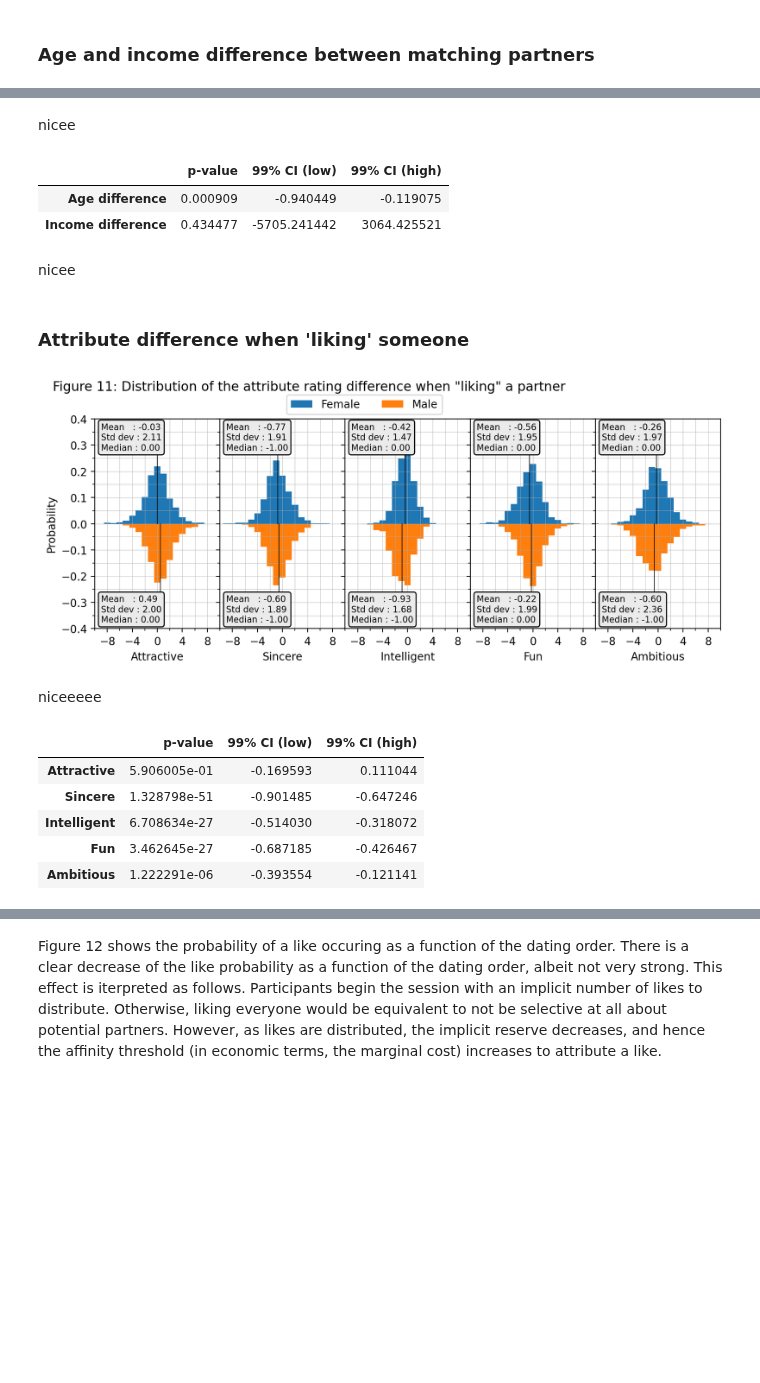
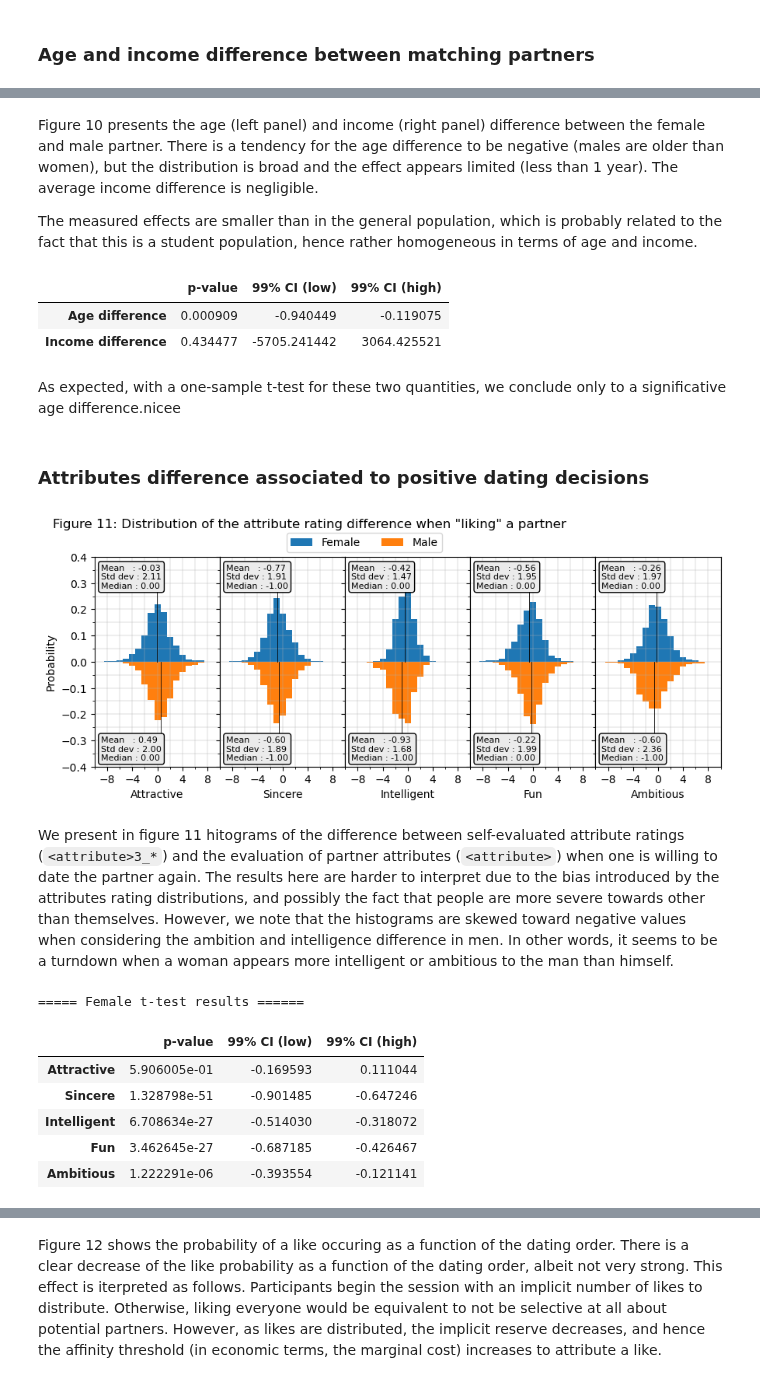
Before and after one commit to netesf13d/jedha-projects, a Jupyter notebook: 02-Speed_Dating/Speed_Dating.ipynb, the cells around one changed output, grey strips where cells are left out. Saved outputs shown, nothing was run; the diff lists cells and outputs as text; code cells hidden in the pictures; blank space fills up the shorter version.

```diff
--- a/02-Speed_Dating/Speed_Dating.ipynb
+++ b/02-Speed_Dating/Speed_Dating.ipynb
@@ -376,7 +417,7 @@ lf_diff = self_lf[2] - self_lf[0]
 lf_diff = lf_diff[~np.any(np.isnan(lf_diff), axis=1)]
 # %%
 fig4, axs4 = plt.subplots(
-    nrows=2, ncols=5, figsize=(8, 6.4), dpi=200,
+    nrows=2, ncols=5, figsize=(8, 6.4), dpi=100,
     gridspec_kw={'left': 0.08, 'right': 0.97, 'top': 0.89, 'bottom': 0.07,
                  'wspace': 0, 'hspace': 0.34})
 fig4.suptitle("Figure 4: Variation of the self-evaluated attributes over the dating session",
@@ -454,7 +497,7 @@ ev_diff = sev_attrs[sev_idx] - pev_attrs[pev_idx]
 ev_genders = sev_genders[sev_idx]
 # %%
 fig5, axs5 = plt.subplots(
-    nrows=3, ncols=5, figsize=(7.5, 8.2), dpi=200,
+    nrows=3, ncols=5, figsize=(7.5, 8.2), dpi=100,
     gridspec_kw={'left': 0.09, 'right': 0.98, 'top': 0.88, 'bottom': 0.06,
                  'wspace': 0, 'hspace': 0.28})
 fig5.suptitle("Figure 5: Differences between self-evaluated and partner-evaluated attributes",
@@ -499,9 +542,9 @@ axs5[1, 0].set_title("Peer-evaluated 'attr' ('Rate their attributes on a scale o
 for i, ax in enumerate(axs5[2]):
     evd_f = ev_diff[ev_genders==0, i]
     evd_m = ev_diff[ev_genders==1, i]
-    _, _, patch_f = ax.hist(evd_f, bins=np.linspace(-14.5, 14.5, 30),
+    _, _, patch_f = ax.hist(evd_f, bins=np.linspace(-14.5, 14.5, 59),
                             alpha=0.6)
-    _, _, patch_m = ax.hist(evd_m, bins=np.linspace(-14.5, 14.5, 30),
+    _, _, patch_m = ax.hist(evd_m, bins=np.linspace(-14.5, 14.5, 59),
                             weights=np.full_like(evd_m, -1), alpha=0.6)
     ax.plot([np.mean(evd_f)]*2, [0, 170], color='k', linewidth=0.8)
     ax.plot([np.mean(evd_m)]*2, [0, -170], color='k', linewidth=0.8)
@@ -587,7 +628,7 @@ lf_df_m.iloc[:, :6] = lf_df_m.iloc[:, :6].div(lf_df_m.iloc[:, :6].sum(axis=1), a
 lf_corr_m = lf_df_m.corr().iloc[:6, 6:].to_numpy()
 # %%
 fig6, axs6 = plt.subplots(
-    nrows=1, ncols=2, figsize=(8, 4.8), dpi=200,
+    nrows=1, ncols=2, figsize=(8, 4.8), dpi=100,
     gridspec_kw={'left': 0.09, 'right': 0.98, 'top': 0.7, 'bottom': 0.2, 'wspace': 0.24})
 cax6 = fig6.add_axes((0.25, 0.12, 0.5, 0.03))
 fig6.suptitle("Figure 6: Correlation between self-evaluated and actual attributes looked for in a partner",
@@ -671,6 +716,6 @@ array([[0.55555556, 0.18881119, 0.25      , 0.18965517,        nan,
 # %%
 fig7, ax7 = plt.subplots(
-    nrows=1, ncols=1, figsize=(4.5, 5), dpi=200,
+    nrows=1, ncols=1, figsize=(4.5, 5), dpi=100,
     gridspec_kw={'left': 0.28, 'right': 0.94, 'top': 0.77, 'bottom': 0.17})
 cax7 = fig7.add_axes((0.28, 0.1, 0.66, 0.035))
 fig7.suptitle('Figure 7: Match probability vs race', x=0.02, ha='left')
@@ -679,7 +724,7 @@ ax7.set_aspect('equal')
 cmap = plt.get_cmap('plasma').copy()
 cmap.set_bad('0.6', 1)
 heatmap = ax7.pcolormesh(race_matches[::-1], cmap=cmap, vmin=0, vmax=0.6,
-                         edgecolors='0.2')
+                         edgecolors='k', linewidth=0.4)
 ax7.tick_params(top=True, labeltop=True, bottom=False, labelbottom=False)
 ax7.set_xticks(np.linspace(0.5, 5.5, 6), list(races.values()), rotation=50)
 ax7.set_yticks(np.linspace(0.5, 5.5, 6), list(races.values())[::-1])
@@ -889,5 +938,7 @@ plt.show()
 # %% [markdown]
-nicee
+Figure 10 presents the age (left panel) and income (right panel) difference between the female and male partner. There is a tendency for the age difference to be negative (males are older than women), but the distribution is broad and the effect appears limited (less than 1 year). The average income difference is negligible.
+
+The measured effects are smaller than in the general population, which is probably related to the fact that this is a student population, hence rather homogeneous in terms of age and income.
 # %%
 ttest_res_age = ttest_1samp(age_diff, popmean=0, nan_policy='omit', alternative='two-sided')
 ttest_ci_age = ttest_res_age.confidence_interval(confidence_level=0.99)
@@ -903,9 +954,9 @@ pd.DataFrame({'p-value': [ttest_res_age.pvalue, ttest_res_income.pvalue],
 | Age difference | 0.000909 | -0.940449 | -0.119075 |
 | Income difference | 0.434477 | -5705.241442 | 3064.425521 |
 # %% [markdown]
-nicee
+As expected, with a one-sample t-test for these two quantities, we conclude only to a significative age difference.nicee
 # %% [markdown]
-### Attribute difference when 'liking' someone
+### Attributes difference associated to positive dating decisions
 # %%
 attr_data = df.loc[df['dec']==1, ['gender'] + [kw + '3_1' for kw in attr_kw[:-1]] + attr_kw[:-1]]
 attr_data = attr_data.astype(float).to_numpy()
@@ -924,39 +975,40 @@ m_attr_hist = [np.histogram(d, bins=bins)[0] for d in m_attr_diff.T]
 m_attr_mean = np.mean(m_attr_diff, axis=0, where=~np.isnan(m_attr_diff))
 # %%
 fig11, axs11 = plt.subplots(
-    nrows=1, ncols=5, figsize=(9, 3.8), dpi=200, sharex=True, sharey=True,
+    nrows=1, ncols=5, figsize=(9, 3.8), dpi=100, sharex=True, sharey=True,
     gridspec_kw={'left': 0.08, 'right': 0.975, 'top': 0.85, 'bottom': 0.14, 'wspace': 0})
 fig11.suptitle('Figure 11: Distribution of the attribute rating difference when "liking" a partner',
                x=0.02, ha='left')
 
 for i, ax in enumerate(axs11):
     bar_f = ax.bar(x, f_attr_hist[i]/np.sum(f_attr_hist[i]), width=1)
     ax.plot([f_attr_mean[i]]*2, [0, 0.3], color='k', linewidth=0.6)
     ax.text(0.05, 0.85, textstr(f_attr_diff[:, i]), transform=ax.transAxes,
             fontsize=8, bbox={'boxstyle': 'round', 'facecolor': '0.92'})
     bar_m = ax.bar(x, -m_attr_hist[i]/np.sum(m_attr_hist[i]), width=1)
     ax.plot([m_attr_mean[i]]*2, [0, -0.3], color='k', linewidth=0.6)
     ax.text(0.05, 0.03, textstr(m_attr_diff[:, i]), transform=ax.transAxes,
             fontsize=8, bbox={'boxstyle': 'round', 'facecolor': '0.92'})
 
     ax.set_xlim(-10, 10)
     ax.set_xticks(np.arange(-8, 10, 4))
     ax.set_xticks(np.arange(-10, 12, 4), minor=True)
     ax.set_ylim(-0.4, 0.4)
     ax.set_yticks(np.linspace(-0.35, 0.35, 8), minor=True)
     ax.grid(visible=True, which='both', linewidth=0.3)
     ax.set_xlabel(attributes[i])
 
 axs11[0].set_ylabel('Probability')
 fig11.legend(handles=[bar_f, bar_m], labels=['Female', 'Male'],
              ncols=2, loc=(0.36, 0.86), alignment='center')
 
 plt.show()
 # %% [output]
-[figure, old version]
+[figure, new version]
 # %% [markdown]
-niceeeee
+We present in figure 11 hitograms of the difference between self-evaluated attribute ratings (`<attribute>3_*`) and the evaluation of partner attributes (`<attribute>`) when one is willing to date the partner again. The results here are harder to interpret due to the bias introduced by the attributes rating distributions, and possibly the fact that people are more severe towards other than themselves. However, we note that the histograms are skewed toward negative values when considering the ambition and intelligence difference in men. In other words, it seems to be a turndown when a woman appears more intelligent or ambitious to the man than himself.
 # %%
+print('===== Female t-test results ======')
 ttest_res_f = ttest_1samp(f_attr_diff, popmean=0, nan_policy='omit', alternative='two-sided')
 ttest_ci_f = ttest_res_f.confidence_interval(confidence_level=0.99)
 pd.DataFrame({'p-value': ttest_res_f.pvalue,
@@ -964,6 +1016,7 @@ pd.DataFrame({'p-value': ttest_res_f.pvalue,
               '99% CI (high)': ttest_ci_f.high},
              index=attributes[:-1])
 # %% [output]
+===== Female t-test results ======
 |  | p-value | 99% CI (low) | 99% CI (high) |
 | Attractive | 5.906005e-01 | -0.169593 | 0.111044 |
 | Sincere | 1.328798e-51 | -0.901485 | -0.647246 |
```
Also changed, not shown: parts of 43 cells of this notebook, 4 other files.
